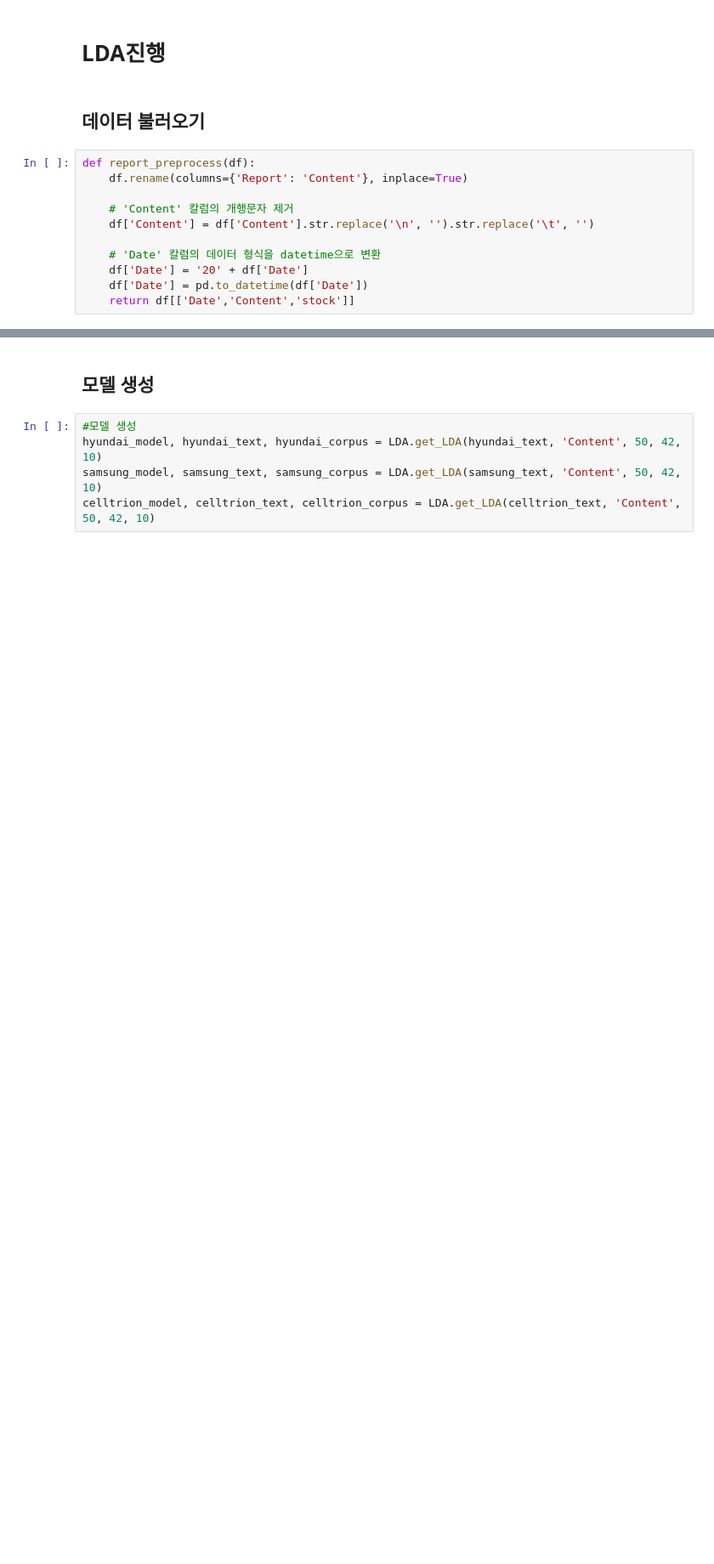
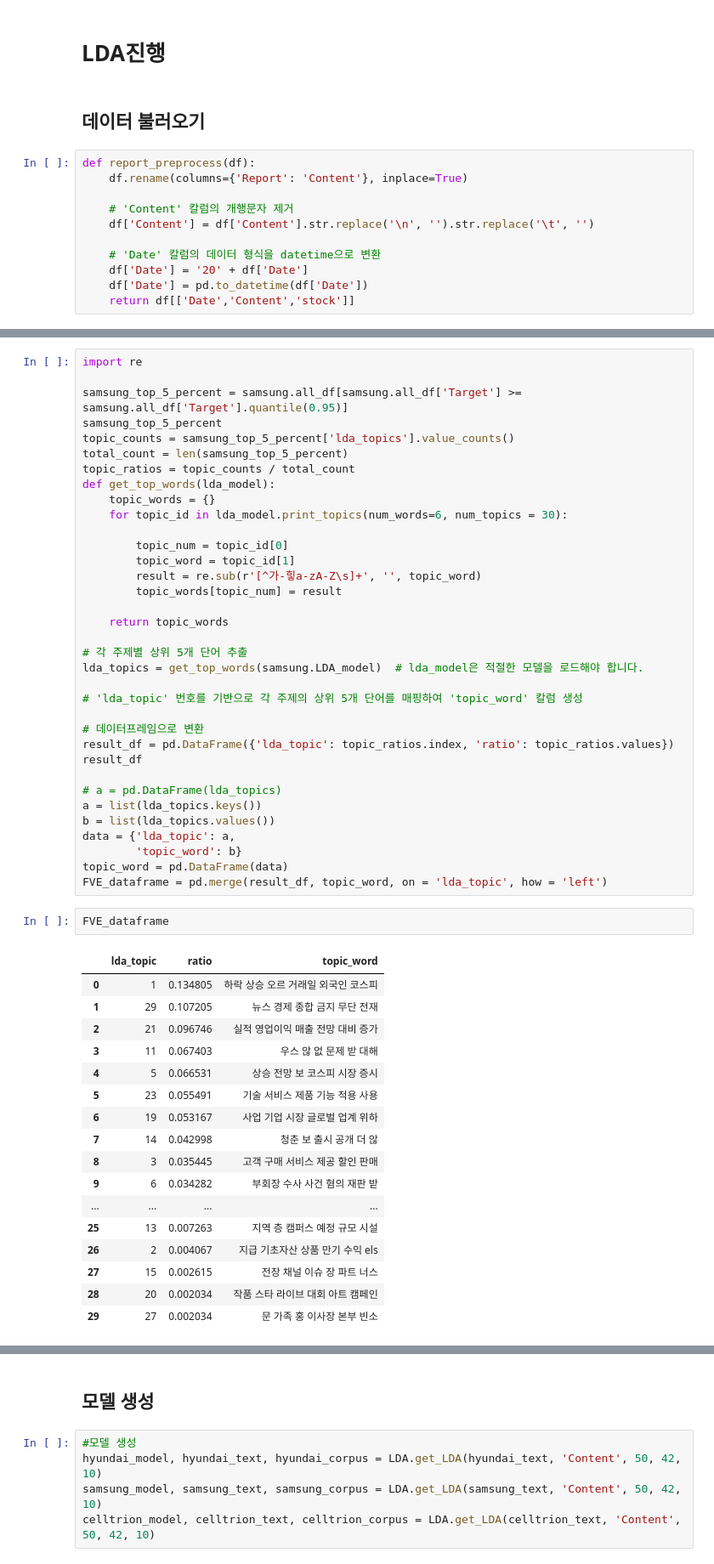
Before and after one commit to jtw0812/News_Stockvolume_thesis, a Jupyter notebook: Execution/hyndai_prac.ipynb, the cells around one changed output, grey strips where cells are left out. Shown at 85% size. Saved outputs shown, nothing was run; the diff lists cells and outputs as text; blank space fills up the shorter version.

```diff
--- a/Execution/hyndai_prac.ipynb
+++ b/Execution/hyndai_prac.ipynb
@@ -108,0 +346,55 @@ celltrion_text = pd.concat([celltrion, bio_report], axis = 0)
+# %%
+import re
+
+samsung_top_5_percent = samsung.all_df[samsung.all_df['Target'] >= samsung.all_df['Target'].quantile(0.95)]
+samsung_top_5_percent
+topic_counts = samsung_top_5_percent['lda_topics'].value_counts()
+total_count = len(samsung_top_5_percent)
+topic_ratios = topic_counts / total_count
+def get_top_words(lda_model):
+    topic_words = {}
+    for topic_id in lda_model.print_topics(num_words=6, num_topics = 30):
+
+        topic_num = topic_id[0]
+        topic_word = topic_id[1]
+        result = re.sub(r'[^가-힣a-zA-Z\s]+', '', topic_word)
+        topic_words[topic_num] = result
+
+    return topic_words
+
+# 각 주제별 상위 5개 단어 추출
+lda_topics = get_top_words(samsung.LDA_model)  # lda_model은 적절한 모델을 로드해야 합니다.
+
+# 'lda_topic' 번호를 기반으로 각 주제의 상위 5개 단어를 매핑하여 'topic_word' 칼럼 생성
+
+# 데이터프레임으로 변환
+result_df = pd.DataFrame({'lda_topic': topic_ratios.index, 'ratio': topic_ratios.values})
+result_df
+
+# a = pd.DataFrame(lda_topics)
+a = list(lda_topics.keys())
+b = list(lda_topics.values())
+data = {'lda_topic': a,
+        'topic_word': b}
+topic_word = pd.DataFrame(data)
+FVE_dataframe = pd.merge(result_df, topic_word, on = 'lda_topic', how = 'left')
+# %%
+FVE_dataframe
+# %% [output]
+|  | lda_topic | ratio | topic_word |
+| 0 | 1 | 0.134805 | 하락 상승 오르 거래일 외국인 코스피 |
+| 1 | 29 | 0.107205 | 뉴스 경제 종합 금지 무단 전재 |
+| 2 | 21 | 0.096746 | 실적 영업이익 매출 전망 대비 증가 |
+| 3 | 11 | 0.067403 | 우스 않 없 문제 받 대해 |
+| 4 | 5 | 0.066531 | 상승 전망 보 코스피 시장 증시 |
+| 5 | 23 | 0.055491 | 기술 서비스 제품 기능 적용 사용 |
+| 6 | 19 | 0.053167 | 사업 기업 시장 글로벌 업계 위하 |
+| 7 | 14 | 0.042998 | 청춘 보 출시 공개 더 않 |
+| 8 | 3 | 0.035445 | 고객 구매 서비스 제공 할인 판매 |
+| 9 | 6 | 0.034282 | 부회장 수사 사건 혐의 재판 받 |
+| ... | ... | ... | ... |
+| 25 | 13 | 0.007263 | 지역 층 캠퍼스 예정 규모 시설 |
+| 26 | 2 | 0.004067 | 지급 기초자산 상품 만기 수익 els |
+| 27 | 15 | 0.002615 | 전장 채널 이슈 장 파트 너스 |
+| 28 | 20 | 0.002034 | 작품 스타 라이브 대회 아트 캠페인 |
+| 29 | 27 | 0.002034 | 문 가족 홍 이사장 본부 빈소 |
```
Also changed, not shown: parts of 47 cells of this notebook, 10 other files.
